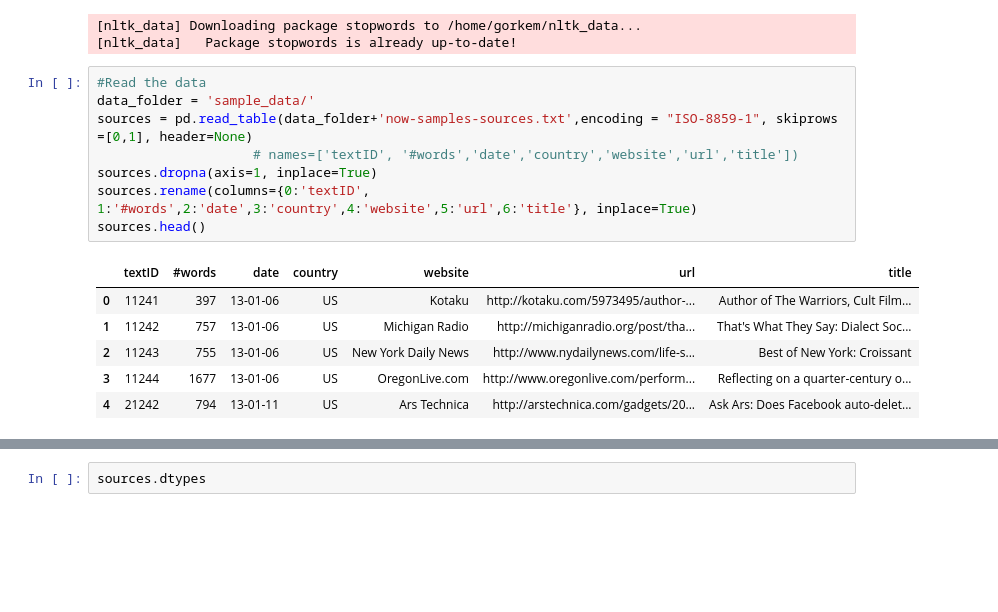
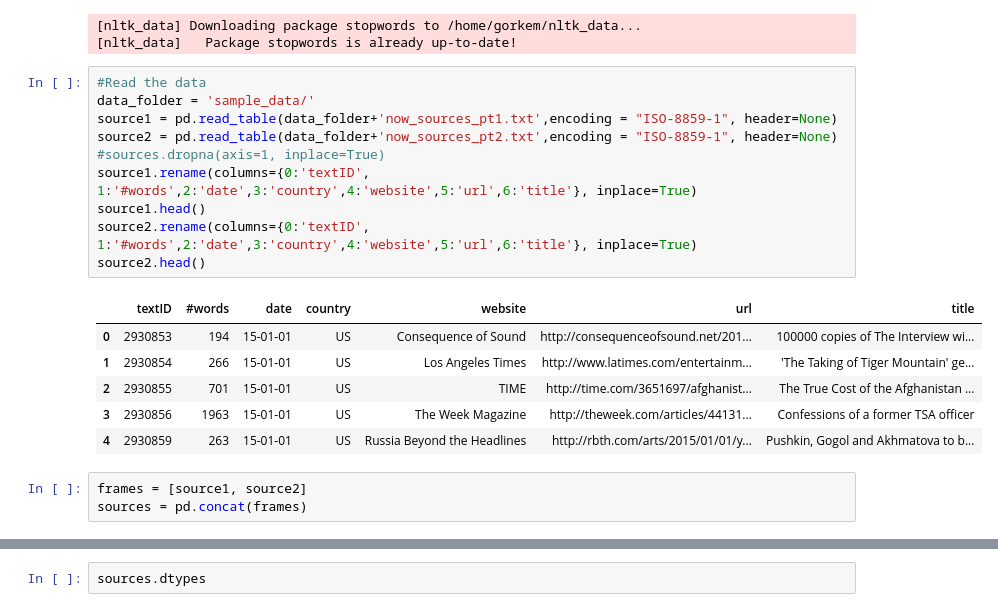
Before and after one commit to camligorkem/ADA_2018_Project, a Jupyter notebook: Source_data_exploration.ipynb, the cells around one changed output, grey strips where cells are left out. Cells and saved outputs as stored; diff of their text form; blank space fills up the shorter version.

Commit message:
Source data exploration with full source data

```diff
--- a/Source_data_exploration.ipynb
+++ b/Source_data_exploration.ipynb
@@ -24,18 +24,23 @@ stop = stopwords.words('english')
 # %%
 #Read the data
 data_folder = 'sample_data/'
-sources = pd.read_table(data_folder+'now-samples-sources.txt',encoding = "ISO-8859-1", skiprows =[0,1], header=None)
-                    # names=['textID', '#words','date','country','website','url','title'])
-sources.dropna(axis=1, inplace=True)
-sources.rename(columns={0:'textID', 1:'#words',2:'date',3:'country',4:'website',5:'url',6:'title'}, inplace=True)
-sources.head()
+source1 = pd.read_table(data_folder+'now_sources_pt1.txt',encoding = "ISO-8859-1", header=None)
+source2 = pd.read_table(data_folder+'now_sources_pt2.txt',encoding = "ISO-8859-1", header=None)
+#sources.dropna(axis=1, inplace=True)
+source1.rename(columns={0:'textID', 1:'#words',2:'date',3:'country',4:'website',5:'url',6:'title'}, inplace=True)
+source1.head()
+source2.rename(columns={0:'textID', 1:'#words',2:'date',3:'country',4:'website',5:'url',6:'title'}, inplace=True)
+source2.head()
 # %% [output]
 |  | textID | #words | date | country | website | url | title |
-| 0 | 11241 | 397 | 13-01-06 | US | Kotaku | http://kotaku.com/5973495/author-... | Author of The Warriors, Cult Film... |
-| 1 | 11242 | 757 | 13-01-06 | US | Michigan Radio | http://michiganradio.org/post/tha... | That's What They Say: Dialect Soc... |
-| 2 | 11243 | 755 | 13-01-06 | US | New York Daily News | http://www.nydailynews.com/life-s... | Best of New York: Croissant |
-| 3 | 11244 | 1677 | 13-01-06 | US | OregonLive.com | http://www.oregonlive.com/perform... | Reflecting on a quarter-century o... |
-| 4 | 21242 | 794 | 13-01-11 | US | Ars Technica | http://arstechnica.com/gadgets/20... | Ask Ars: Does Facebook auto-delet... |
+| 0 | 2930853 | 194 | 15-01-01 | US | Consequence of Sound | http://consequenceofsound.net/201... | 100000 copies of The Interview wi... |
+| 1 | 2930854 | 266 | 15-01-01 | US | Los Angeles Times | http://www.latimes.com/entertainm... | 'The Taking of Tiger Mountain' ge... |
+| 2 | 2930855 | 701 | 15-01-01 | US | TIME | http://time.com/3651697/afghanist... | The True Cost of the Afghanistan ... |
+| 3 | 2930856 | 1963 | 15-01-01 | US | The Week Magazine | http://theweek.com/articles/44131... | Confessions of a former TSA officer |
+| 4 | 2930859 | 263 | 15-01-01 | US | Russia Beyond the Headlines | http://rbth.com/arts/2015/01/01/y... | Pushkin, Gogol and Akhmatova to b... |
+# %%
+frames = [source1, source2]
+sources = pd.concat(frames)
 # %%
 sources.shape
 # %% [output]
```
Also changed, not shown: parts of 19 cells of this notebook.
